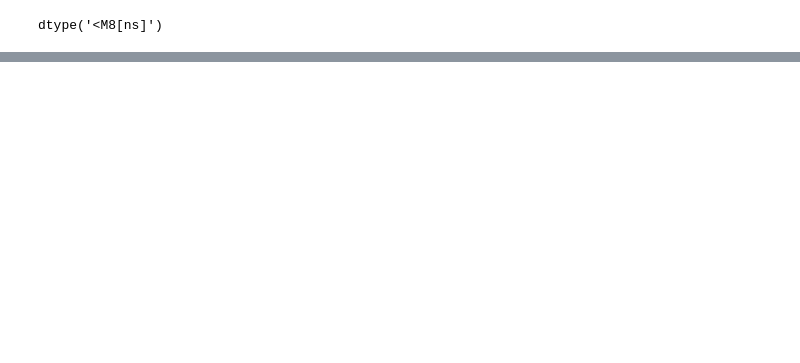
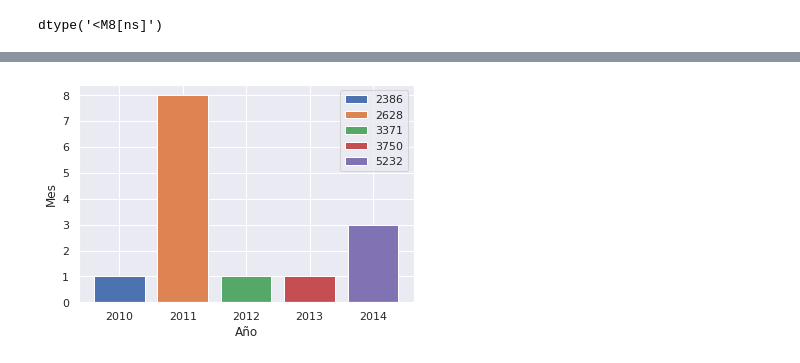
Before and after one commit to everbravo/saveSemester, a Jupyter notebook: parcial2.ipynb, the cells around one changed output, grey strips where cells are left out. Drawn from its saved outputs; the diff is of its cells as text; code cells hidden in the pictures; blank space fills up the shorter version.

```diff
--- a/parcial2.ipynb
+++ b/parcial2.ipynb
@@ -77,0 +118,19 @@ dtype('<M8[ns]')
+# %%
+# Por año, que mes presento mayor numero de incidentes?
+vfamily["MES"] = vfamily["FECHA HECHO"].apply(lambda x: x.month)
+# %%
+l = []
+Años = list(set(vfamily.AÑO))
+
+for A in range (len(Años)):
+    m_greater = vfamily[vfamily['AÑO'] == Años[A]].groupby(['MES'])['CANTIDAD'].sum().idxmax()
+    c_greater = vfamily[(vfamily['AÑO'] == Años[A]) & (vfamily['MES'] == m_greater)]['CANTIDAD'].sum()
+    plt.bar(Años[A], m_greater, label=c_greater)
+    #l.append({Años[A]:m_greater})
+    #print(c_greater)
+
+plt.ylabel("Mes")
+plt.xlabel("Año")
+plt.legend();
+# %% [output]
+[figure, added]
```
Also changed, not shown: parts of 21 cells of this notebook.
